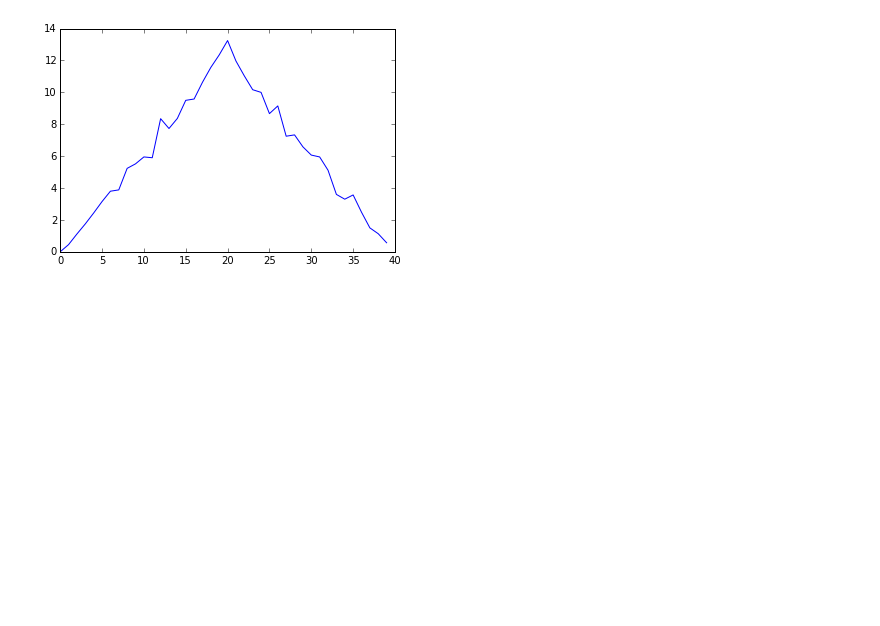
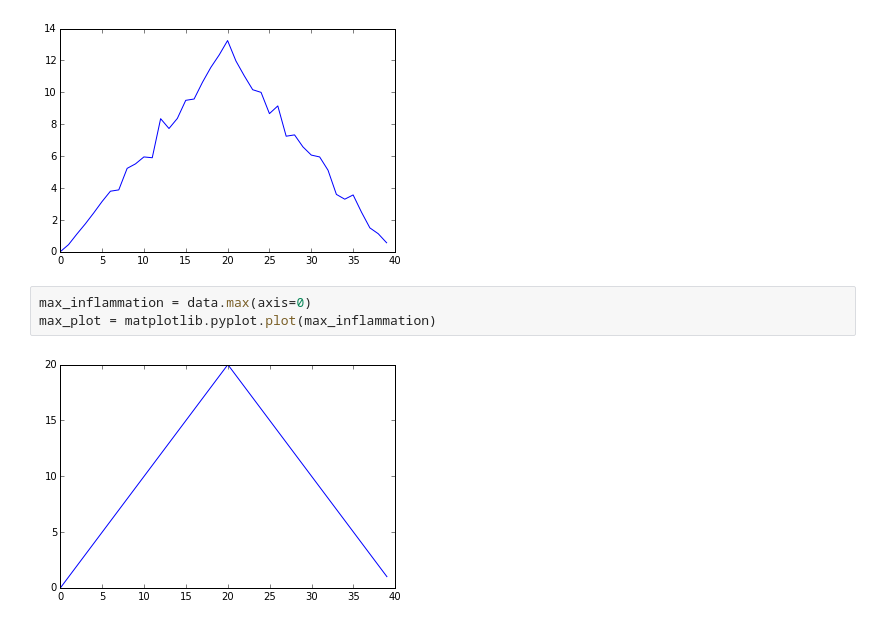
Before and after one commit to story645/ccny_software_carpentary, a Jupyter notebook: morning_session.ipynb, the cells around one changed output. Drawn from its saved outputs; the diff is of its cells as text; blank space fills up the shorter version.

```diff
--- a/morning_session.ipynb
+++ b/morning_session.ipynb
@@ -163,3 +163,8 @@ avg_plot = matplotlib.pyplot.plot(avg_inflammation)
 #show is not required when using matplotlib inline
 # %% [output]
 [figure]
+# %%
+max_inflammation = data.max(axis=0)
+max_plot = matplotlib.pyplot.plot(max_inflammation)
+# %% [output]
+[figure, added]
```
